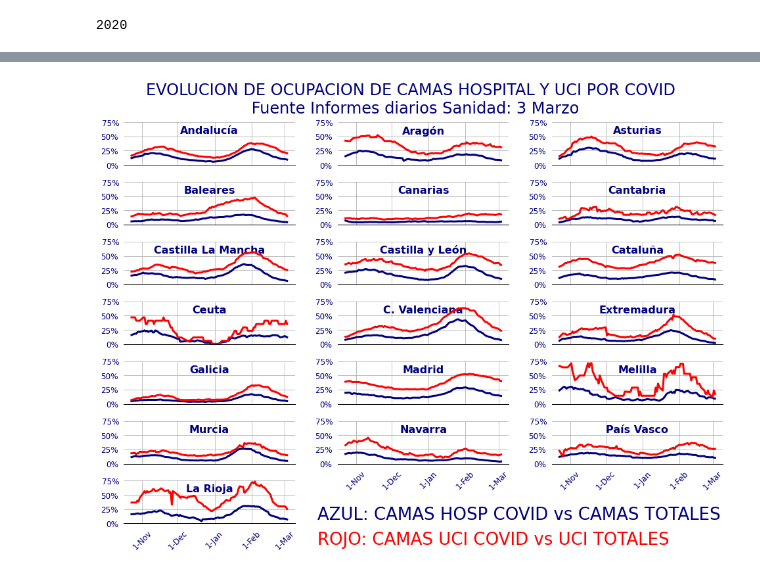
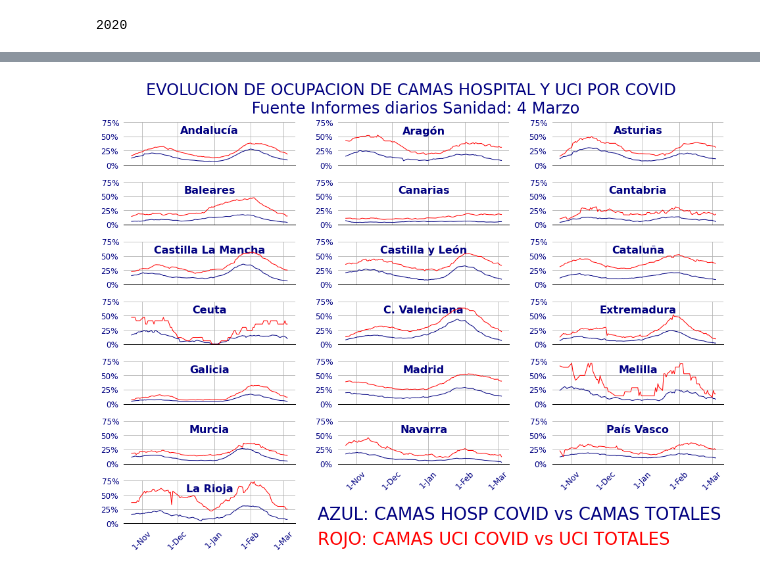
Before and after one commit to mharias/covid, a Jupyter notebook: sanidad_hospital/code/graficos_hospitalizados.ipynb, the cells around one changed output, grey strips where cells are left out. Drawn from its saved outputs; the diff is of its cells as text; code cells hidden in the pictures.

Commit message:
actualizacion 5 marzo

```diff
--- a/sanidad_hospital/code/graficos_hospitalizados.ipynb
+++ b/sanidad_hospital/code/graficos_hospitalizados.ipynb
@@ -180,7 +180,7 @@ with sns.plotting_context('paper', font_scale = 1.3):
 
 # Título
 
-titulo = 'EVOLUCION DE OCUPACION DE CAMAS HOSPITAL Y UCI POR COVID \n Fuente Informes diarios Sanidad: {}'.format('3 Marzo')
+titulo = 'EVOLUCION DE OCUPACION DE CAMAS HOSPITAL Y UCI POR COVID \n Fuente Informes diarios Sanidad: {}'.format('4 Marzo')
 color_titulos = 'navy'
 color_uci='red'
 color_covid='navy'
@@ -212,40 +212,40 @@ def grafica(x, color, label):
     ax1.xaxis.set_major_formatter(XmajorFmt)
     #ax1.set_xticks([])
     ax1.grid(True,axis='both',which='both')
-    ax1.plot(df_datos['fecha'], df_datos['%CamasCovid'],lw=3,color=color_covid,label='A')
+    ax1.plot(df_datos['fecha'], df_datos['%CamasCovid'],lw=1,color=color_covid,label='A')
 
 
     ax2 = ax1.twinx()
-    ax2.plot(df_datos['fecha'], df_datos['%CamasUCI'], lw=3, color=color_uci,label='B')
+    ax2.plot(df_datos['fecha'], df_datos['%CamasUCI'], lw=1, color=color_uci,label='B')
     ax2.yaxis.set_tick_params(labelsize=12,width=0,labelcolor=color_uci,pad=-10)
     ax2.yaxis.set_major_formatter(yticks)
     #ax2.set_ylim(0,4)
     #ax2.set_yticks([1])
     ax2.xaxis.set_major_formatter(XmajorFmt)
 
     ax2.set_ylim(0,75)
     ax2.set_yticks([0,25,50,75])
     ax2.set_yticks([])
     #ax2.xaxis.set_tick_params(labelsize=20,labelcolor='navy')
     ax2.xaxis.set_major_locator(DayLocator([1]))
     #ax2.legend()
 
 g.map(grafica,'ccaa')
 
 #plt.legend()
 g.set_titles("")
 #g.set(yticks=[])
 g.set(xlabel='')
 
 g.despine(bottom=False, left=True)
 g.fig.suptitle('{}'.format(titulo),fontsize=24,color='navy')
 g.fig.text(x=.35,y=.05,s='ROJO: CAMAS UCI COVID vs UCI TOTALES',color='red',fontsize=26)
 g.fig.text(x=.35,y=.1,s='AZUL: CAMAS HOSP COVID vs CAMAS TOTALES',color='navy',fontsize=26)
 
 g.fig.subplots_adjust(top=.9,wspace=0.25,hspace=0.4)
 #plt.tight_layout()
 plt.savefig(img_path+'uci_hosp_comunidades.png',dpi=288)
 
 plt.show()
 # %% [output]
-[figure, old version]
+[figure, new version]
```
Also changed, not shown: parts of 4 cells of this notebook, 17 other files.
